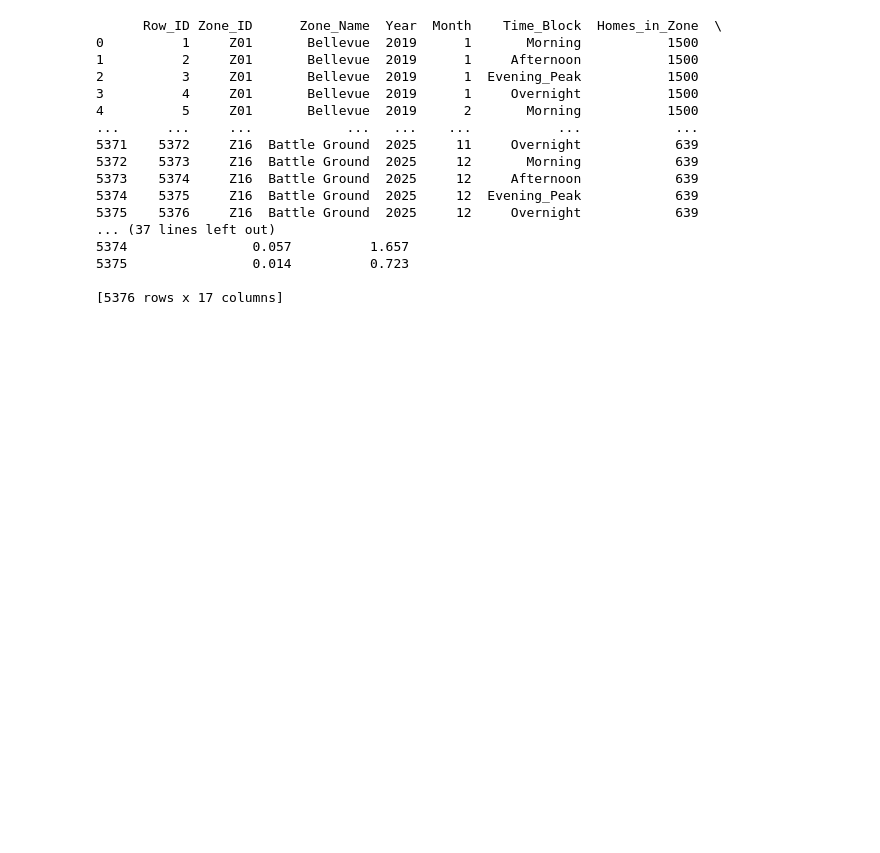
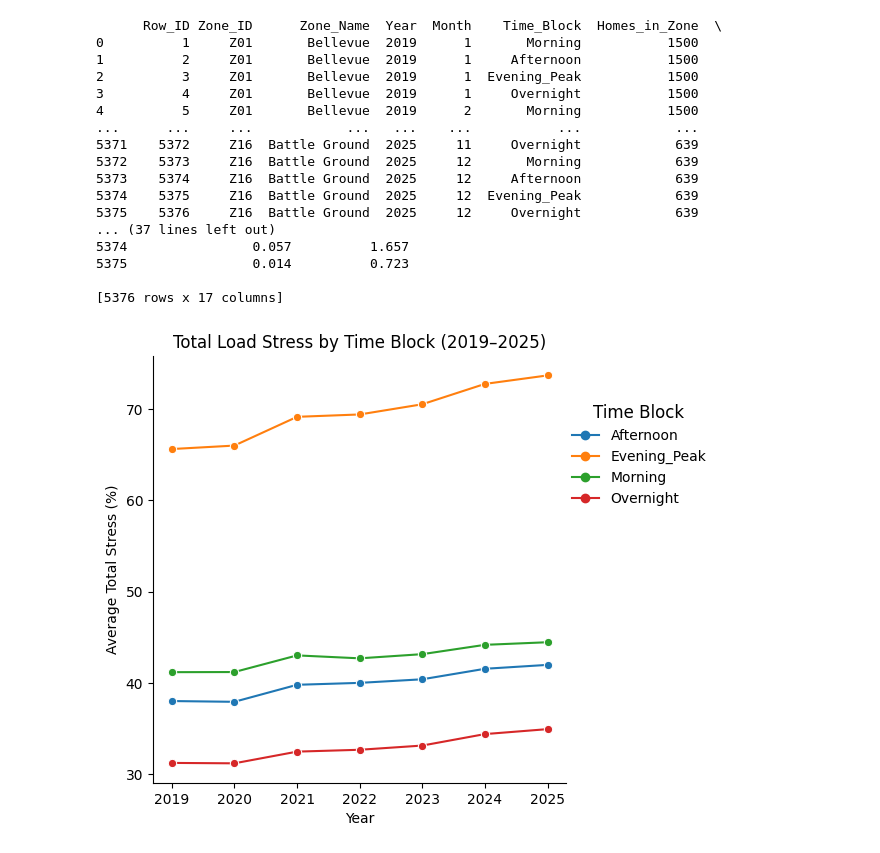
Before and after one commit to shresta-28/TSA_DataScienceandAnalytics, a Jupyter notebook: ev_strain_dataScience_TSA.ipynb, the cells around one changed output. Cells and saved outputs as stored; diff of their text form; code cells hidden in the pictures; blank space fills up the shorter version.

```diff
--- a/ev_strain_dataScience_TSA.ipynb
+++ b/ev_strain_dataScience_TSA.ipynb
@@ -109,3 +110,41 @@ print(ev_grid_working)
 5375                0.014          0.723
 
 [5376 rows x 17 columns]
+# %%
+import matplotlib.patches as mpatches
+
+ev_grid_working["Date"] = pd.to_datetime(
+    ev_grid_working["Year"].astype(str) + "-" + ev_grid_working["Month"].astype(str).str.zfill(2) + "-01"
+)
+
+ev_grid_working["Home_EV_Cap_Pct"] = (ev_grid_working["Home_EV_Load_MW"] / ev_grid_working["Grid_Capacity_MW"]) * 100
+ev_grid_working["Stress_Per_EV"] = ev_grid_working["Home_EV_Cap_Pct"]/ev_grid_working["EV_Share_Pct"]
+ev_grid_working["Policy_Status"] = ev_grid_working["Discount_Active"].map(
+    {"Yes": "Discount Active", "No": "No Discount"}
+)
+
+policy_zones = set(
+    ev_grid_working[ev_grid_working["Discount_Active"] == "Yes"][
+        "Zone_Name"
+    ].unique()
+)
+
+ev_grid_working["Total_Stress_Pct"] = ( ev_grid_working["Total_Load_MW"] / ev_grid_working["Grid_Capacity_MW"] ) * 100
+# %%
+yearly_load = (
+    ev_grid_working.set_index("Date")
+    .groupby("Time_Block")["Total_Stress_Pct"]
+    .resample("YS")
+    .mean()
+    .reset_index()
+)
+
+yearly_total_load_graph=sns.relplot(yearly_load, x="Date", y="Total_Stress_Pct", hue="Time_Block", kind="line", marker="o")
+yearly_total_load_graph.set(title="Total Load Stress by Time Block (2019–2025)", ylabel="Average Total Stress (%)", xlabel="Year")
+sns.move_legend(yearly_total_load_graph,  loc="upper right",
+    title="Time Block",
+    bbox_to_anchor=(1, 0.9),
+    fontsize=10,
+    title_fontsize=12)
+# %% [output]
+[figure, added]
```
Also changed, not shown: parts of 8 cells of this notebook.
